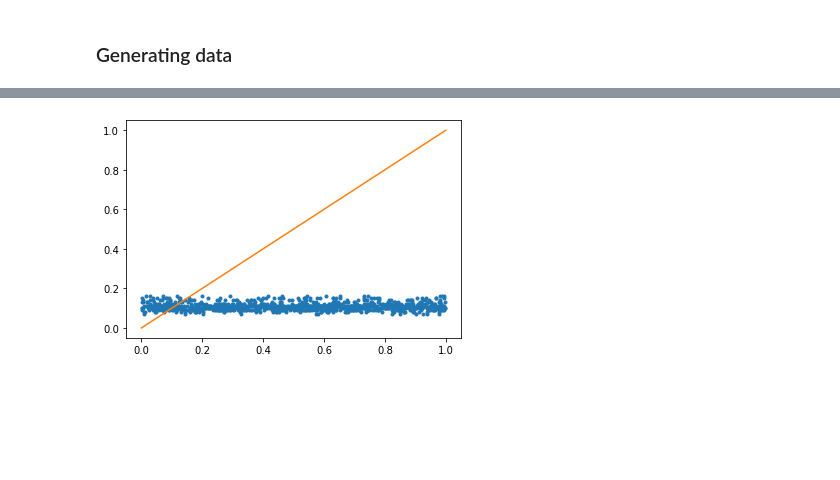
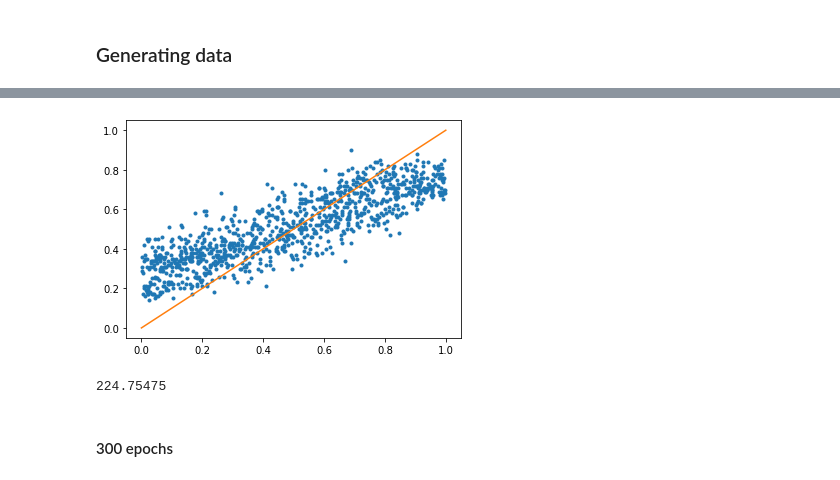
Before and after one commit to Naorko/gan-tf, a Jupyter notebook: gans.ipynb, the cells around one changed output, grey strips where cells are left out. Cells and saved outputs as stored; diff of their text form; code cells hidden in the pictures; blank space fills up the shorter version.

Commit message:
Fix Twist GAN

```diff
--- a/gans.ipynb
+++ b/gans.ipynb
@@ -680,4 +690,7 @@ def discriminator_model_twist(input_shape, dataset_type):
     model = Model([input_sample, input_confid], out)
 
     return model
+# %%
+NOISE_DIM=1024
+EPOCHS=100
 # %%
@@ -699,5 +712,5 @@ visualize_perf(disc_loss_lst, gen_loss_lst)
 # %%
-generator, discriminator, gen_loss_lst, disc_loss_lst = train_gan_twist(diab_rfr, diab_x.shape[1], epochs=120)
+generator, discriminator, gen_loss_lst, disc_loss_lst = train_gan_twist(diab_rfr, diab_x.shape[1], epochs=1000, noise_dim=NOISE_DIM)
 # %% [output]
 [interactive output not drawn]
 # %%
@@ -716,7 +729,7 @@ def generate_samples_twist(generator, discriminator, num_samples, noise_dim=5):
 
     return generated_samples, confd, disc_pred
 # %%
-diab_samples, diab_confd, diab_preds = generate_samples_twist(generator, discriminator, 1000, noise_dim=1024)
+diab_samples, diab_confd, diab_preds = generate_samples_twist(generator, discriminator, 1000, noise_dim=NOISE_DIM)
 # %%
 rfr_visulize_performance(diab_rfr, diab_samples)
 # %% [output]
@@ -728,7 +741,14 @@ Median Confidence: 0.11
 # %%
-diab_y = diab_rfr.predict_proba(diab_samples)[:,1]
+y_diab = diab_rfr.predict_proba(diab_samples)[:,1]
 # %%
-_ = plt.plot(diab_confd, diab_y, '.')
+_ = plt.plot(diab_confd, y_diab, '.')
 _ = plt.plot(np.arange(0,1.1,0.1),np.arange(0,1.1,0.1))
 # %% [output]
-[figure, old version]
+[figure, new version]
+# %%
+kl = tf.keras.losses.KLDivergence(reduction=tf.keras.losses.Reduction.AUTO)
+kl(y_diab, diab_confd, ).numpy()
+# %% [output]
+224.75475
+# %% [markdown]
+#### 300 epochs
```
Also changed, not shown: parts of 31 cells of this notebook.
